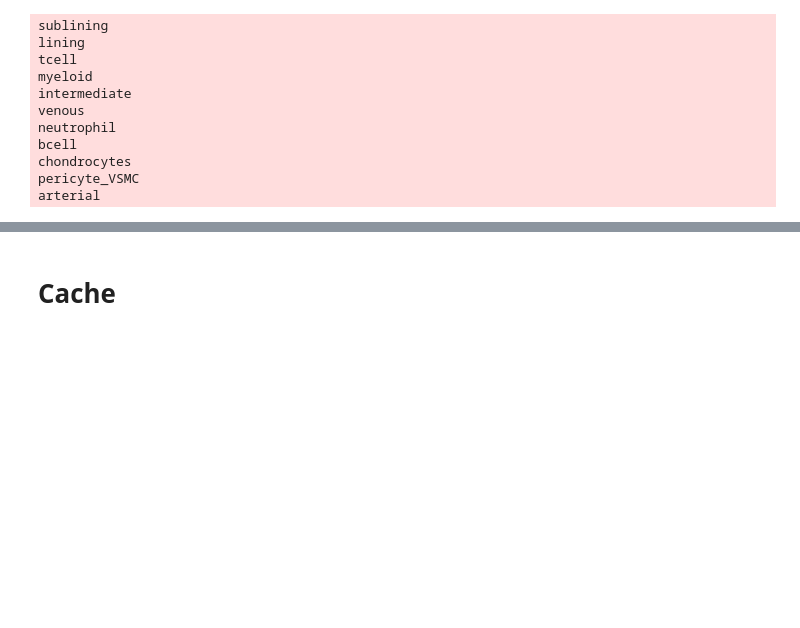
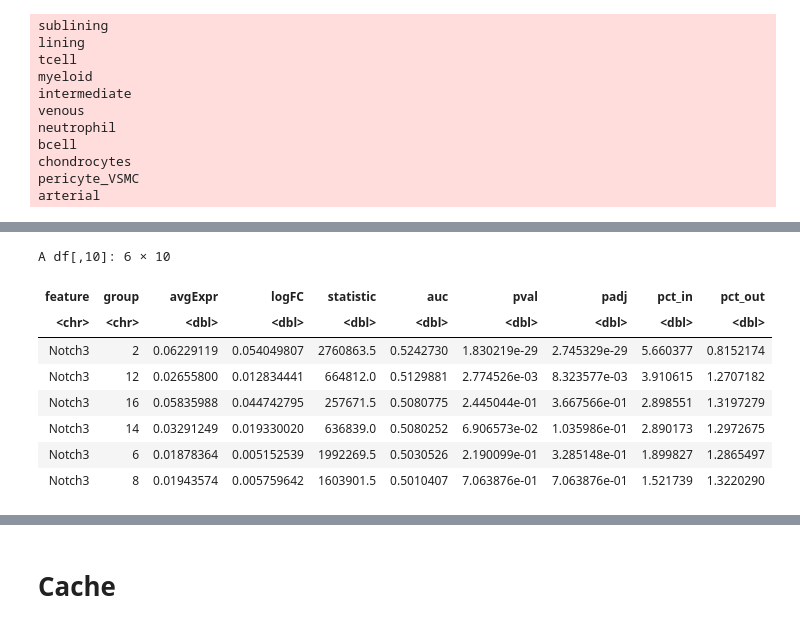
Before and after one commit to immunogenomics/notch, a Jupyter notebook: paper_analysis_mouse.ipynb, the cells around one changed output, grey strips where cells are left out. Drawn from its saved outputs; the diff is of its cells as text; code cells hidden in the pictures; blank space fills up the shorter version.

```diff
--- a/paper_analysis_mouse.ipynb
+++ b/paper_analysis_mouse.ipynb
@@ -587,0 +661,14 @@ suppressWarnings({
+# %%
+dge %>% subset(feature == 'Notch3') %>%
+    dplyr::arrange(-auc) %>%
+    head()
+# %% [output]
+A df[,10]: 6 × 10
+| feature | group | avgExpr | logFC | statistic | auc | pval | padj | pct_in | pct_out |
+| <chr> | <chr> | <dbl> | <dbl> | <dbl> | <dbl> | <dbl> | <dbl> | <dbl> | <dbl> |
+| Notch3 | 2 | 0.06229119 | 0.054049807 | 2760863.5 | 0.5242730 | 1.830219e-29 | 2.745329e-29 | 5.660377 | 0.8152174 |
+| Notch3 | 12 | 0.02655800 | 0.012834441 | 664812.0 | 0.5129881 | 2.774526e-03 | 8.323577e-03 | 3.910615 | 1.2707182 |
+| Notch3 | 16 | 0.05835988 | 0.044742795 | 257671.5 | 0.5080775 | 2.445044e-01 | 3.667566e-01 | 2.898551 | 1.3197279 |
+| Notch3 | 14 | 0.03291249 | 0.019330020 | 636839.0 | 0.5080252 | 6.906573e-02 | 1.035986e-01 | 2.890173 | 1.2972675 |
+| Notch3 | 6 | 0.01878364 | 0.005152539 | 1992269.5 | 0.5030526 | 2.190099e-01 | 3.285148e-01 | 1.899827 | 1.2865497 |
+| Notch3 | 8 | 0.01943574 | 0.005759642 | 1603901.5 | 0.5010407 | 7.063876e-01 | 7.063876e-01 | 1.521739 | 1.3220290 |
```
Also changed, not shown: parts of 17 cells of this notebook, 2 other files.
